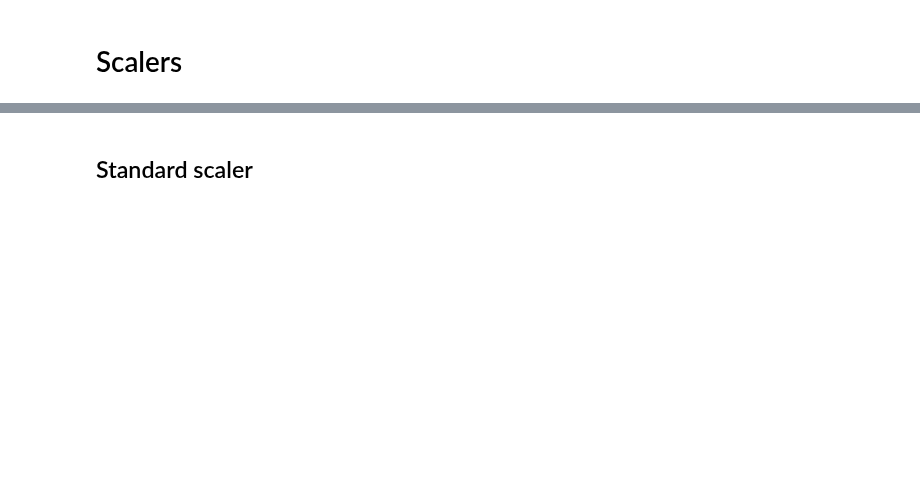
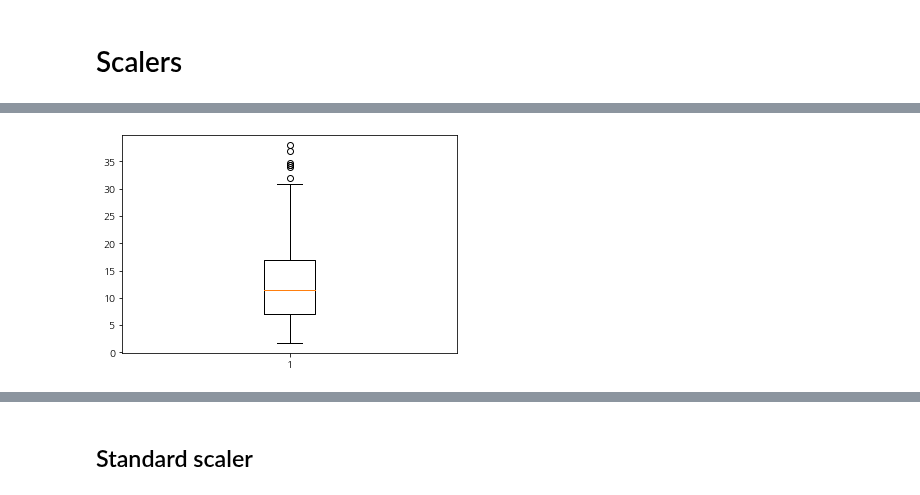
Before and after one commit to ywkim92/Paper-implementation, a Jupyter notebook: Scalers.ipynb, the cells around one changed output, grey strips where cells are left out. Cells and saved outputs as stored; diff of their text form; code cells hidden in the pictures; blank space fills up the shorter version.

```diff
--- a/Scalers.ipynb
+++ b/Scalers.ipynb
@@ -27,2 +41,7 @@ plt.show()
 # %%
-array = y.copy()
+array = X[:,-1].copy()
+# %%
+plt.boxplot(array)
+plt.show()
+# %% [output]
+[figure, added]
```
Also changed, not shown: parts of 9 cells of this notebook.
